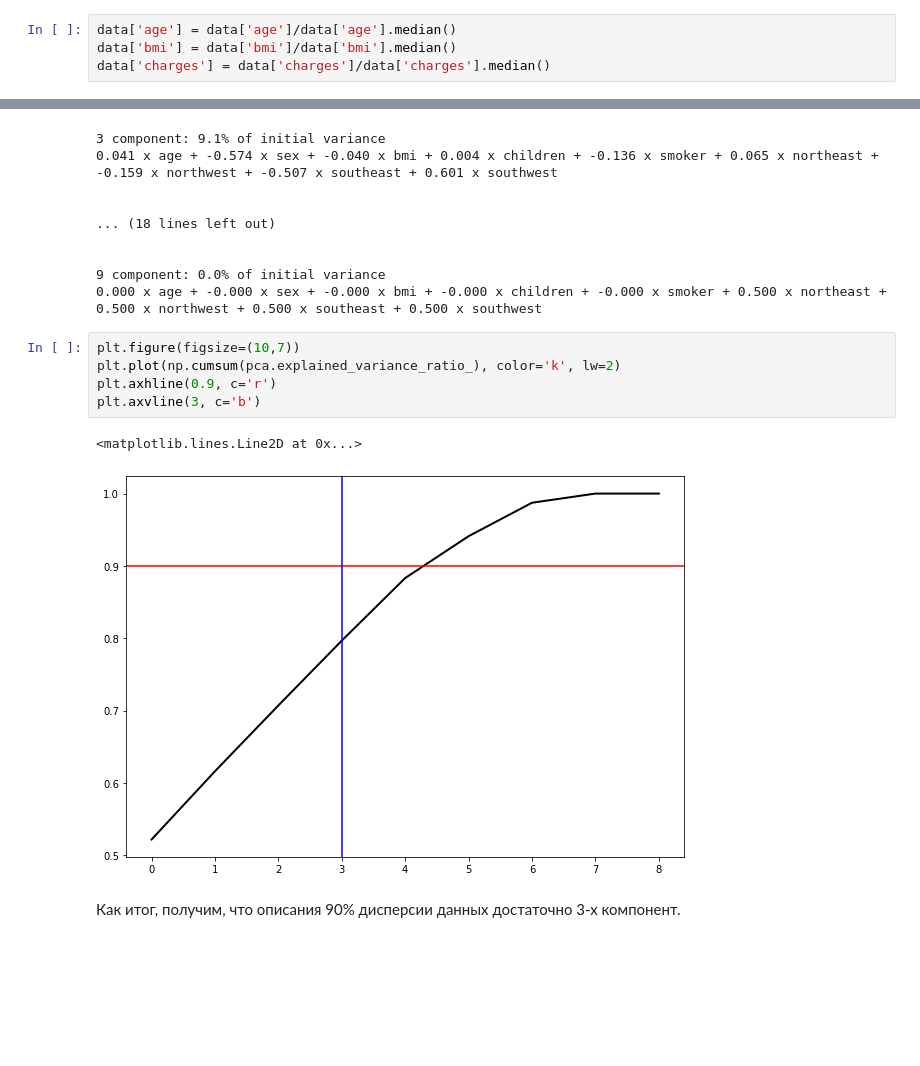
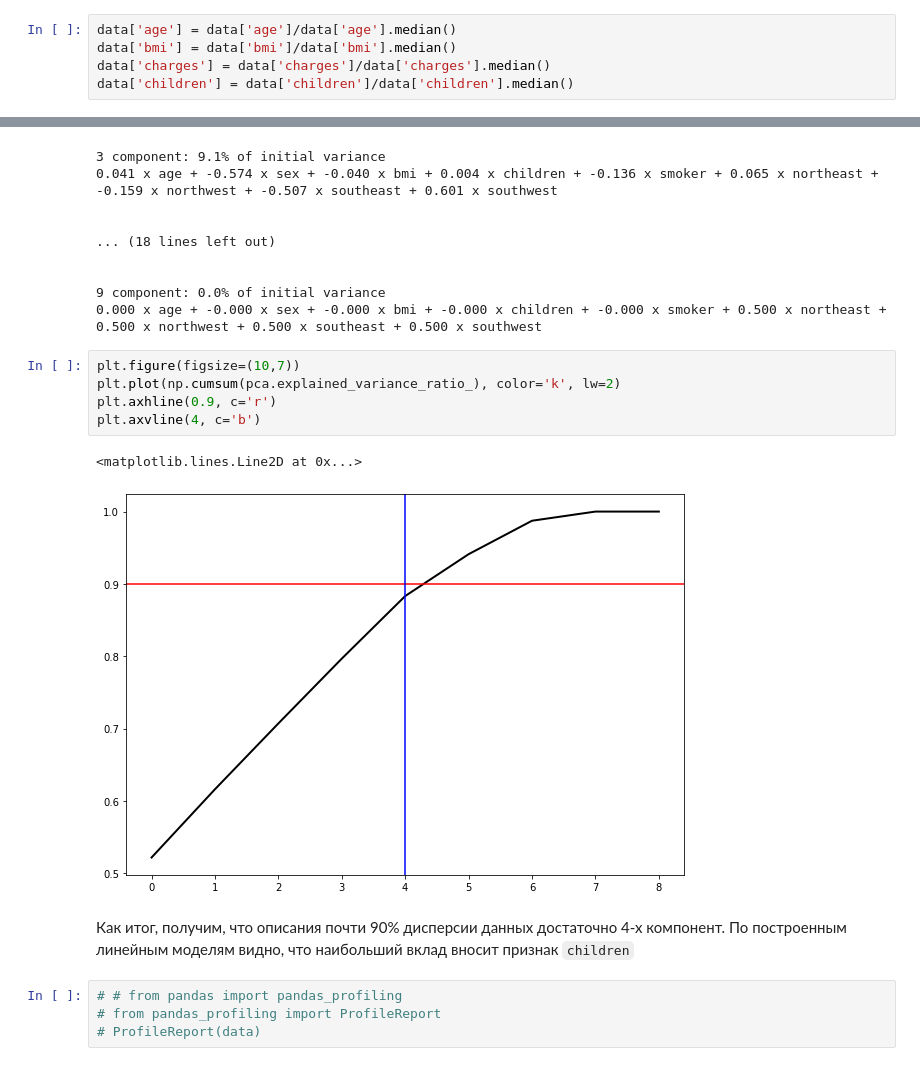
Before and after one commit to Igetsuga/cs, a Jupyter notebook: IDA-practice-5/solution.ipynb, the cells around one changed output, grey strips where cells are left out. Cells and saved outputs as stored; diff of their text form; blank space fills up the shorter version.

```diff
--- a/IDA-practice-5/solution.ipynb
+++ b/IDA-practice-5/solution.ipynb
@@ -239,6 +249,7 @@ array([[-1.43876426, -0.45332   ,  0.2985838 ],
 data['age'] = data['age']/data['age'].median()
 data['bmi'] = data['bmi']/data['bmi'].median()
 data['charges'] = data['charges']/data['charges'].median()
+data['children'] = data['children']/data['children'].median()
 # %%
 plt.figure(figsize=(12,8))
 plt.scatter(data.age, data.bmi, linewidth=0.8)
@@ -385,11 +398,15 @@ for i, component in enumerate(pca.components_):
 # %%
 plt.figure(figsize=(10,7))
 plt.plot(np.cumsum(pca.explained_variance_ratio_), color='k', lw=2)
 plt.axhline(0.9, c='r')
-plt.axvline(3, c='b')
+plt.axvline(4, c='b')
 # %% [output]
 <matplotlib.lines.Line2D at 0x...>
-[figure, old version]
+[figure, new version]
 # %% [markdown]
-Как итог, получим, что описания 90% дисперсии данных достаточно 3-х компонент.
+Как итог, получим, что описания почти 90% дисперсии данных достаточно 4-х компонент. По построенным линейным моделям видно, что наибольший вклад вносит признак `children`
+# %%
+# # from pandas import pandas_profiling
+# from pandas_profiling import ProfileReport
+# ProfileReport(data)
 # %%
```
Also changed, not shown: parts of 9 cells of this notebook, 10 other files.
